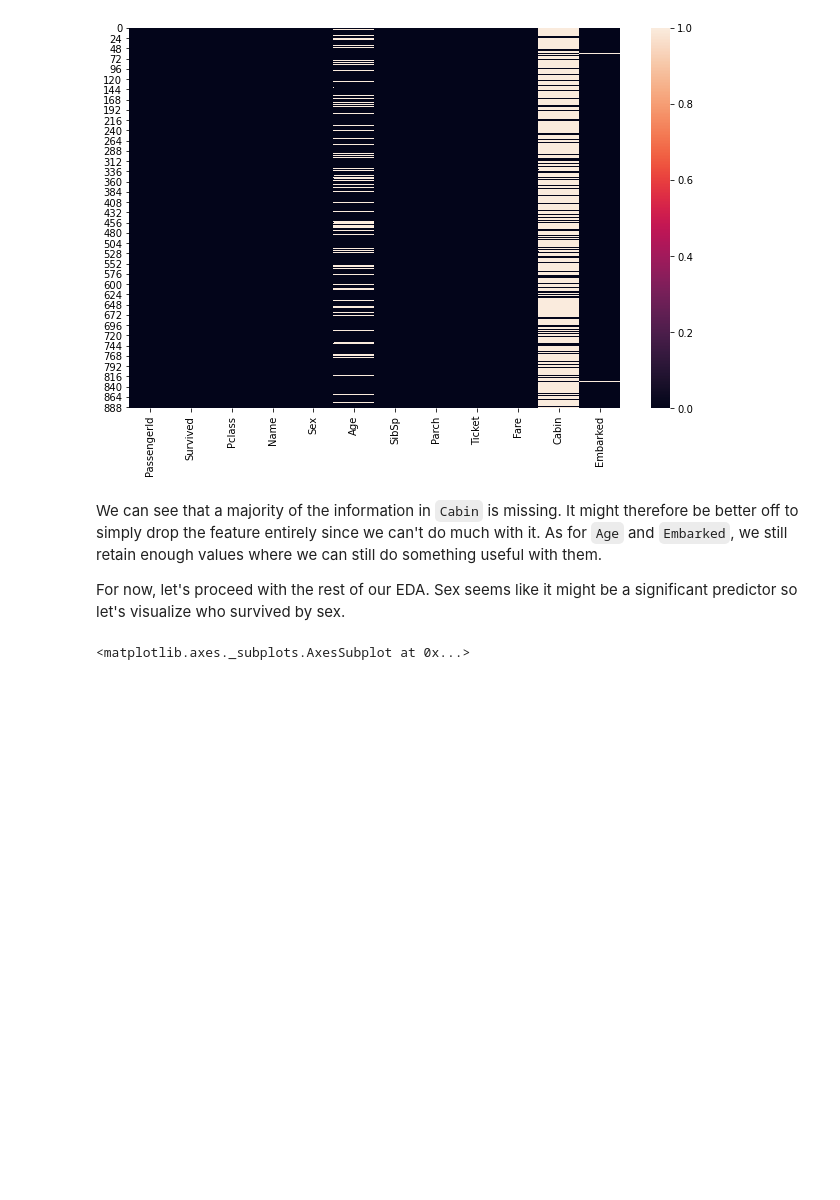
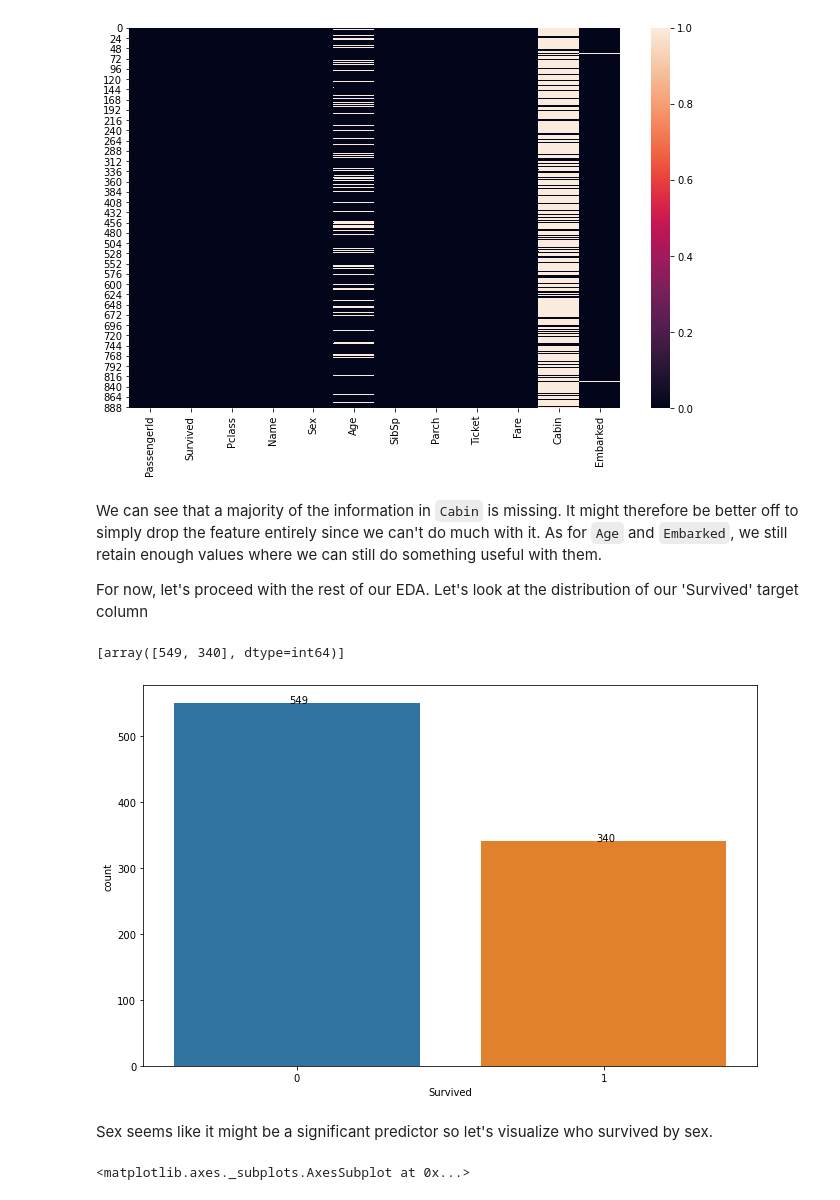
Before and after one commit to dwang0120/titanic-ML, a Jupyter notebook: Titanic - Machine Learning from Disaster.ipynb, the cells around one changed output. Drawn from its saved outputs; the diff is of its cells as text; code cells hidden in the pictures; blank space fills up the shorter version.

```diff
--- a/Titanic - Machine Learning from Disaster.ipynb
+++ b/Titanic - Machine Learning from Disaster.ipynb
@@ -90,7 +90,21 @@ sns.heatmap(titanic.isnull(), cbar = True)
 # %% [markdown]
 We can see that a majority of the information in `Cabin` is missing. It might therefore be better off to simply drop the feature entirely since we can't do much with it. As for `Age` and `Embarked`, we still retain enough values where we can still do something useful with them.
 
-For now, let's proceed with the rest of our EDA. Sex seems like it might be a significant predictor so let's visualize who survived by sex.
+For now, let's proceed with the rest of our EDA. Let's look at the distribution of our 'Survived' target column
+# %%
+[titanic['Survived'].value_counts().values]
+# %% [output]
+[array([549, 340], dtype=int64)]
+# %%
+fig = plt.figure(figsize = (11,7))
+ax = sns.countplot(x = 'Survived', data = titanic)
+
+for p, label in zip(ax.patches, titanic["Survived"].value_counts().values):
+    ax.annotate(label, (p.get_x()+0.375, p.get_height()+0.4))
+# %% [output]
+[figure, added]
+# %% [markdown]
+Sex seems like it might be a significant predictor so let's visualize who survived by sex.
 # %%
 plt.figure(figsize = (11,7))
 sns.countplot(x = 'Survived', hue = 'Sex', data = titanic)
```
Also changed, not shown: parts of 17 cells of this notebook.
